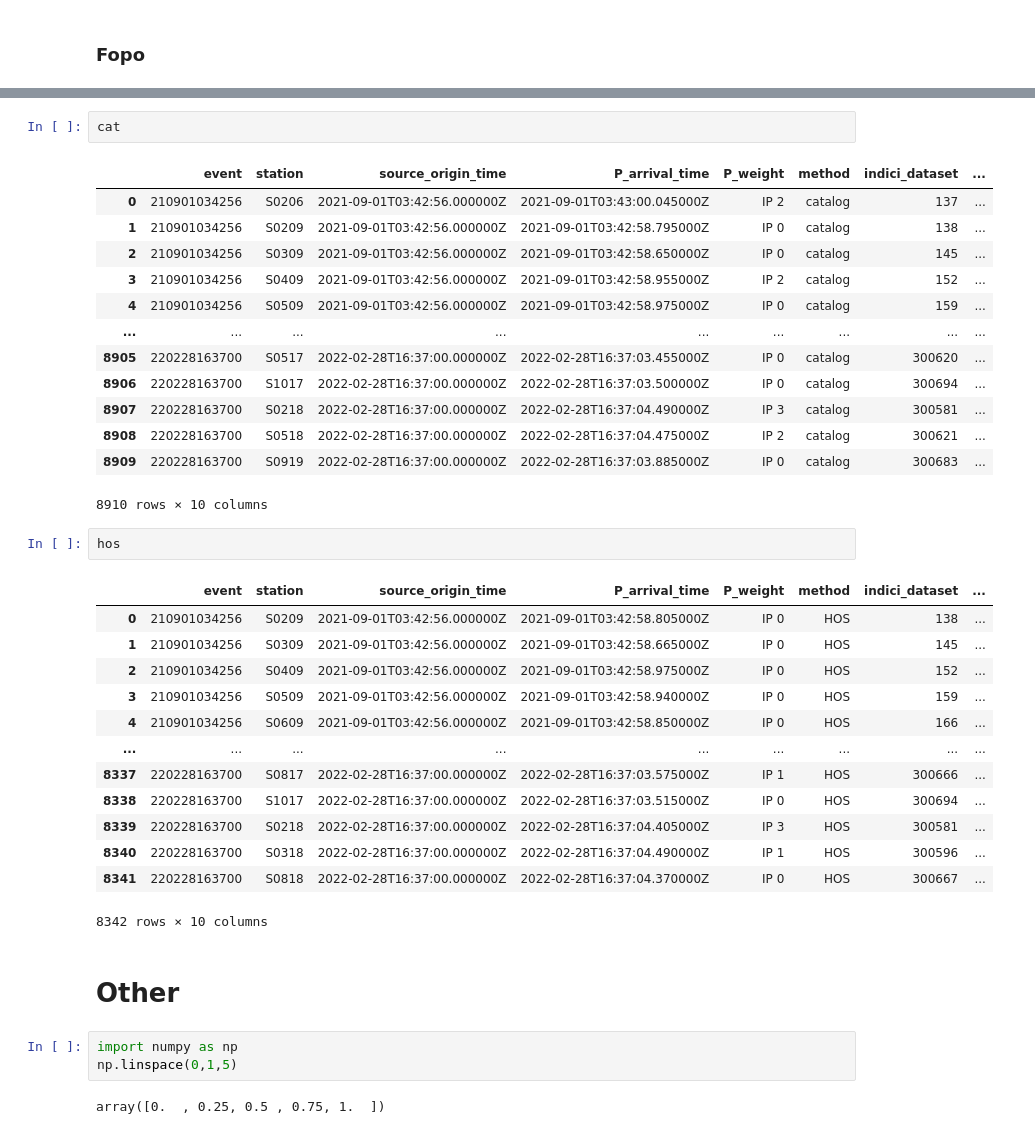
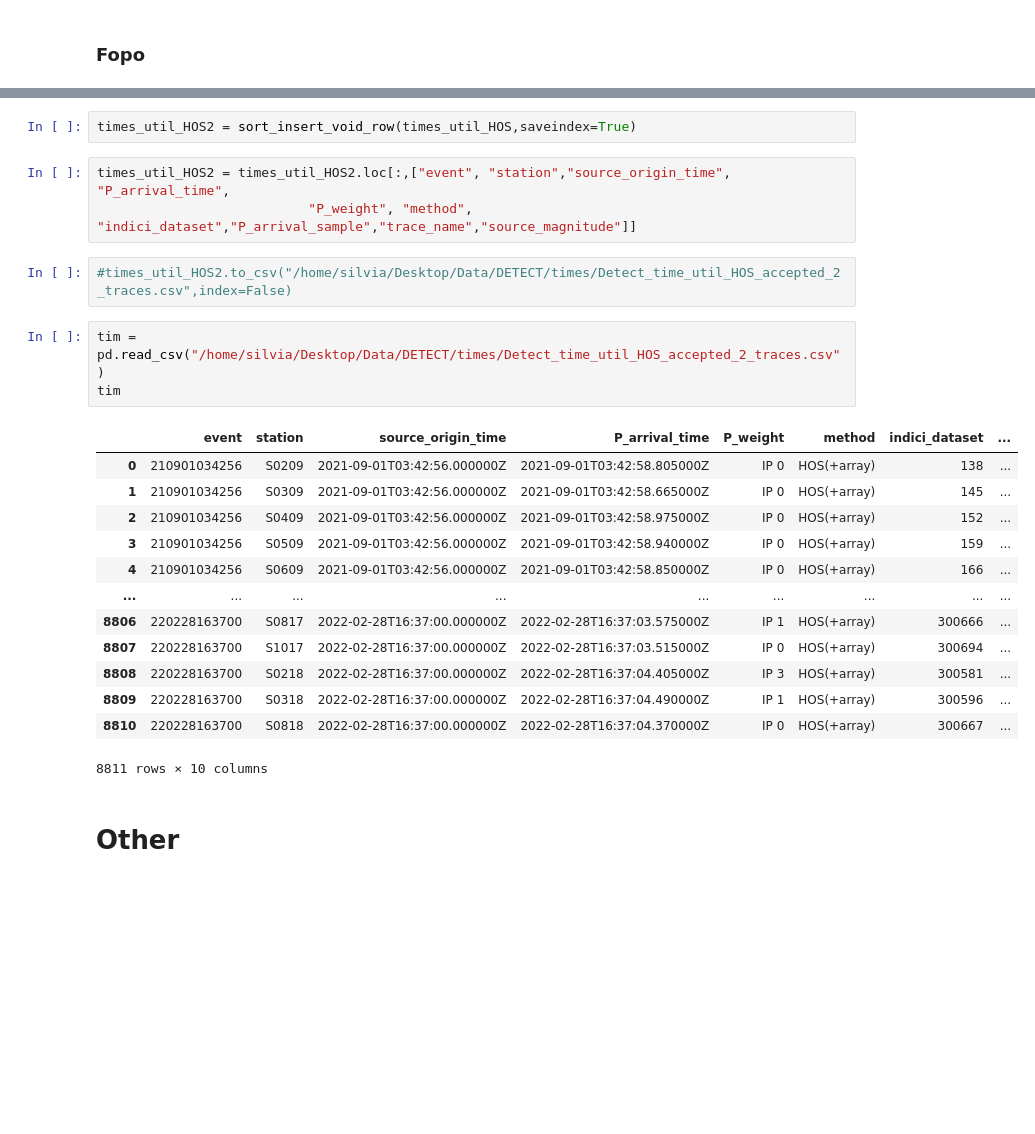
Before and after one commit to Nemenick/primoprogetto, a Jupyter notebook: Codici/_Test.ipynb, the cells around one changed output, grey strips where cells are left out. Saved outputs shown, nothing was run; the diff lists cells and outputs as text; blank space fills up the shorter version.

```diff
--- a/Codici/_Test.ipynb
+++ b/Codici/_Test.ipynb
@@ -946,39 +934,26 @@ for name in cat["trace_name"]:
-# %%
-cat
-# %% [output]
-|  | event | station | source_origin_time | P_arrival_time | P_weight | method | indici_dataset | ... |
-| 0 | 210901034256 | S0206 | 2021-09-01T03:42:56.000000Z | 2021-09-01T03:43:00.045000Z | IP 2 | catalog | 137 | ... |
-| 1 | 210901034256 | S0209 | 2021-09-01T03:42:56.000000Z | 2021-09-01T03:42:58.795000Z | IP 0 | catalog | 138 | ... |
-| 2 | 210901034256 | S0309 | 2021-09-01T03:42:56.000000Z | 2021-09-01T03:42:58.650000Z | IP 0 | catalog | 145 | ... |
-| 3 | 210901034256 | S0409 | 2021-09-01T03:42:56.000000Z | 2021-09-01T03:42:58.955000Z | IP 2 | catalog | 152 | ... |
-| 4 | 210901034256 | S0509 | 2021-09-01T03:42:56.000000Z | 2021-09-01T03:42:58.975000Z | IP 0 | catalog | 159 | ... |
-| ... | ... | ... | ... | ... | ... | ... | ... | ... |
-| 8905 | 220228163700 | S0517 | 2022-02-28T16:37:00.000000Z | 2022-02-28T16:37:03.455000Z | IP 0 | catalog | 300620 | ... |
-| 8906 | 220228163700 | S1017 | 2022-02-28T16:37:00.000000Z | 2022-02-28T16:37:03.500000Z | IP 0 | catalog | 300694 | ... |
-| 8907 | 220228163700 | S0218 | 2022-02-28T16:37:00.000000Z | 2022-02-28T16:37:04.490000Z | IP 3 | catalog | 300581 | ... |
-| 8908 | 220228163700 | S0518 | 2022-02-28T16:37:00.000000Z | 2022-02-28T16:37:04.475000Z | IP 2 | catalog | 300621 | ... |
-| 8909 | 220228163700 | S0919 | 2022-02-28T16:37:00.000000Z | 2022-02-28T16:37:03.885000Z | IP 0 | catalog | 300683 | ... |
-8910 rows × 10 columns
-# %%
-hos
-# %% [output]
-|  | event | station | source_origin_time | P_arrival_time | P_weight | method | indici_dataset | ... |
-| 0 | 210901034256 | S0209 | 2021-09-01T03:42:56.000000Z | 2021-09-01T03:42:58.805000Z | IP 0 | HOS | 138 | ... |
-| 1 | 210901034256 | S0309 | 2021-09-01T03:42:56.000000Z | 2021-09-01T03:42:58.665000Z | IP 0 | HOS | 145 | ... |
-| 2 | 210901034256 | S0409 | 2021-09-01T03:42:56.000000Z | 2021-09-01T03:42:58.975000Z | IP 0 | HOS | 152 | ... |
-| 3 | 210901034256 | S0509 | 2021-09-01T03:42:56.000000Z | 2021-09-01T03:42:58.940000Z | IP 0 | HOS | 159 | ... |
-| 4 | 210901034256 | S0609 | 2021-09-01T03:42:56.000000Z | 2021-09-01T03:42:58.850000Z | IP 0 | HOS | 166 | ... |
-| ... | ... | ... | ... | ... | ... | ... | ... | ... |
-| 8337 | 220228163700 | S0817 | 2022-02-28T16:37:00.000000Z | 2022-02-28T16:37:03.575000Z | IP 1 | HOS | 300666 | ... |
-| 8338 | 220228163700 | S1017 | 2022-02-28T16:37:00.000000Z | 2022-02-28T16:37:03.515000Z | IP 0 | HOS | 300694 | ... |
-| 8339 | 220228163700 | S0218 | 2022-02-28T16:37:00.000000Z | 2022-02-28T16:37:04.405000Z | IP 3 | HOS | 300581 | ... |
-| 8340 | 220228163700 | S0318 | 2022-02-28T16:37:00.000000Z | 2022-02-28T16:37:04.490000Z | IP 1 | HOS | 300596 | ... |
-| 8341 | 220228163700 | S0818 | 2022-02-28T16:37:00.000000Z | 2022-02-28T16:37:04.370000Z | IP 0 | HOS | 300667 | ... |
-8342 rows × 10 columns
+# %%
+times_util_HOS2 = sort_insert_void_row(times_util_HOS,saveindex=True)
+# %%
+times_util_HOS2 = times_util_HOS2.loc[:,["event", "station","source_origin_time", "P_arrival_time",
+                           "P_weight", "method", "indici_dataset","P_arrival_sample","trace_name","source_magnitude"]]
+# %%
+#times_util_HOS2.to_csv("/home/silvia/Desktop/Data/DETECT/times/Detect_time_util_HOS_accepted_2_traces.csv",index=False)
+# %%
+tim = pd.read_csv("/home/silvia/Desktop/Data/DETECT/times/Detect_time_util_HOS_accepted_2_traces.csv")
+tim
+# %% [output]
+|  | event | station | source_origin_time | P_arrival_time | P_weight | method | indici_dataset | ... |
+| 0 | 210901034256 | S0209 | 2021-09-01T03:42:56.000000Z | 2021-09-01T03:42:58.805000Z | IP 0 | HOS(+array) | 138 | ... |
+| 1 | 210901034256 | S0309 | 2021-09-01T03:42:56.000000Z | 2021-09-01T03:42:58.665000Z | IP 0 | HOS(+array) | 145 | ... |
+| 2 | 210901034256 | S0409 | 2021-09-01T03:42:56.000000Z | 2021-09-01T03:42:58.975000Z | IP 0 | HOS(+array) | 152 | ... |
+| 3 | 210901034256 | S0509 | 2021-09-01T03:42:56.000000Z | 2021-09-01T03:42:58.940000Z | IP 0 | HOS(+array) | 159 | ... |
+| 4 | 210901034256 | S0609 | 2021-09-01T03:42:56.000000Z | 2021-09-01T03:42:58.850000Z | IP 0 | HOS(+array) | 166 | ... |
+| ... | ... | ... | ... | ... | ... | ... | ... | ... |
+| 8806 | 220228163700 | S0817 | 2022-02-28T16:37:00.000000Z | 2022-02-28T16:37:03.575000Z | IP 1 | HOS(+array) | 300666 | ... |
+| 8807 | 220228163700 | S1017 | 2022-02-28T16:37:00.000000Z | 2022-02-28T16:37:03.515000Z | IP 0 | HOS(+array) | 300694 | ... |
+| 8808 | 220228163700 | S0218 | 2022-02-28T16:37:00.000000Z | 2022-02-28T16:37:04.405000Z | IP 3 | HOS(+array) | 300581 | ... |
+| 8809 | 220228163700 | S0318 | 2022-02-28T16:37:00.000000Z | 2022-02-28T16:37:04.490000Z | IP 1 | HOS(+array) | 300596 | ... |
+| 8810 | 220228163700 | S0818 | 2022-02-28T16:37:00.000000Z | 2022-02-28T16:37:04.370000Z | IP 0 | HOS(+array) | 300667 | ... |
+8811 rows × 10 columns
 # %% [markdown]
 # Other
-# %%
-import numpy as np
-np.linspace(0,1,5)
-# %% [output]
-array([0.  , 0.25, 0.5 , 0.75, 1.  ])
```
Also changed, not shown: parts of 9 cells of this notebook, 5 other files.
